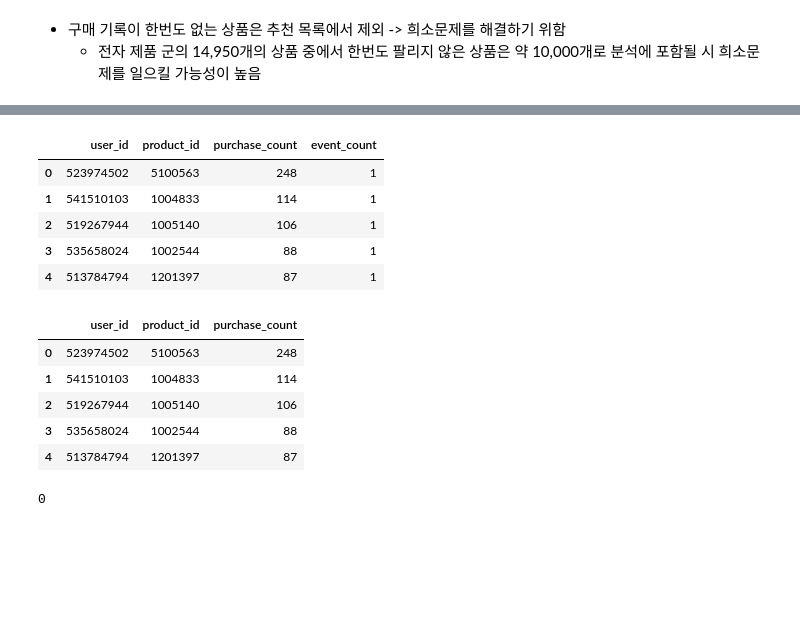
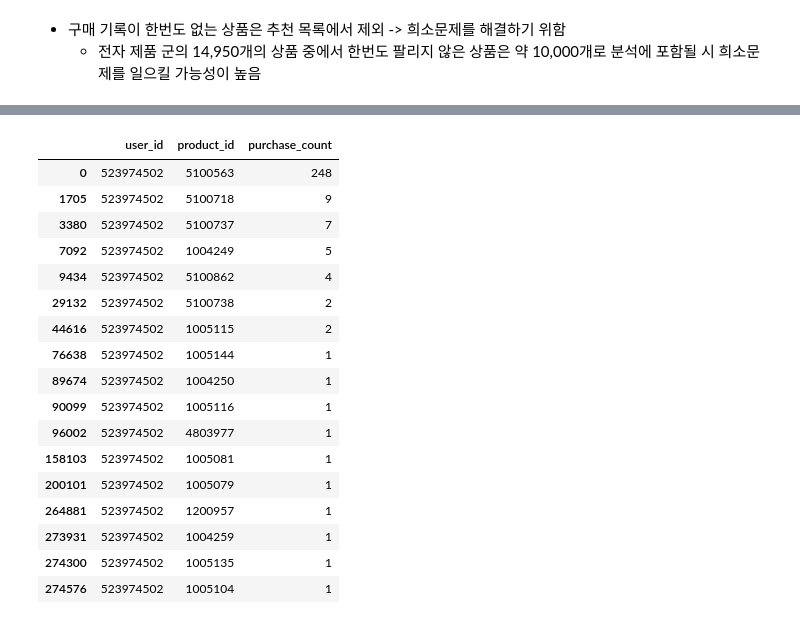
Before and after one commit to jiyoungemma/User-Log-data-analytics, a Jupyter notebook: big_query_table.ipynb, the cells around one changed output, grey strips where cells are left out. Cells and saved outputs as stored; diff of their text form; code cells hidden in the pictures; blank space fills up the shorter version.

```diff
--- a/big_query_table.ipynb
+++ b/big_query_table.ipynb
@@ -8,26 +20,9 @@ from pandas.io import gbq
 # %%
-import pandas as pd
-
-sql = """SELECT user_id, product_id, count(*) AS purchase_count,
-CASE
-WHEN event_type = 'view' THEN 0
-WHEN event_type = 'cart' THEN 0
-WHEN event_type = 'purchase' THEN 1
-END AS event_count
+sql = """SELECT user_id, product_id, count(*) AS purchase_count
 FROM empirical-weft-350709.CP2_ggpark.log_data
-WHERE category_code LIKE 'electronics%'
-GROUP BY user_id, product_id, event_count
-HAVING event_count >= 1
+WHERE category_code LIKE 'electronics%' AND event_type = 'purchase'
+GROUP BY user_id, product_id
 ORDER BY purchase_count DESC"""
 project_id = 'empirical-weft-350709'
 
 df = pd.read_gbq(sql, project_id=project_id, dialect='standard')
-# %%
-df.head()
-# %% [output]
-|  | user_id | product_id | purchase_count | event_count |
-| 0 | 523974502 | 5100563 | 248 | 1 |
-| 1 | 541510103 | 1004833 | 114 | 1 |
-| 2 | 519267944 | 1005140 | 106 | 1 |
-| 3 | 535658024 | 1002544 | 88 | 1 |
-| 4 | 513784794 | 1201397 | 87 | 1 |
@@ -36,15 +29,23 @@ df_elec = df.drop(columns = 'event_count')
-# %%
-df_elec.head()
-# %% [output]
-|  | user_id | product_id | purchase_count |
-| 0 | 523974502 | 5100563 | 248 |
-| 1 | 541510103 | 1004833 | 114 |
-| 2 | 519267944 | 1005140 | 106 |
-| 3 | 535658024 | 1002544 | 88 |
-| 4 | 513784794 | 1201397 | 87 |
-# %%
-df.duplicated().sum()
-# %% [output]
-0
 # %%
-df_elec = df
+df_ratings = df
+# %%
+df_ratings.loc[df_ratings['user_id'] == 523974502]
+# %% [output]
+|  | user_id | product_id | purchase_count |
+| 0 | 523974502 | 5100563 | 248 |
+| 1705 | 523974502 | 5100718 | 9 |
+| 3380 | 523974502 | 5100737 | 7 |
+| 7092 | 523974502 | 1004249 | 5 |
+| 9434 | 523974502 | 5100862 | 4 |
+| 29132 | 523974502 | 5100738 | 2 |
+| 44616 | 523974502 | 1005115 | 2 |
+| 76638 | 523974502 | 1005144 | 1 |
+| 89674 | 523974502 | 1004250 | 1 |
+| 90099 | 523974502 | 1005116 | 1 |
+| 96002 | 523974502 | 4803977 | 1 |
+| 158103 | 523974502 | 1005081 | 1 |
+| 200101 | 523974502 | 1005079 | 1 |
+| 264881 | 523974502 | 1200957 | 1 |
+| 273931 | 523974502 | 1004259 | 1 |
+| 274300 | 523974502 | 1005135 | 1 |
+| 274576 | 523974502 | 1005104 | 1 |
```
Also changed, not shown: parts of 34 cells of this notebook.
